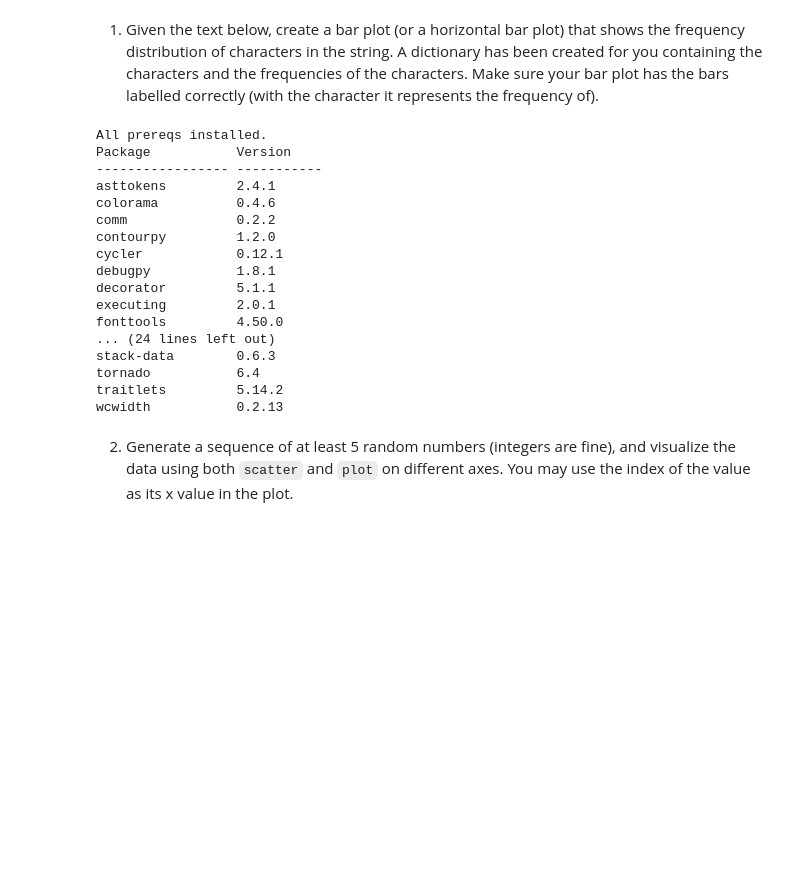
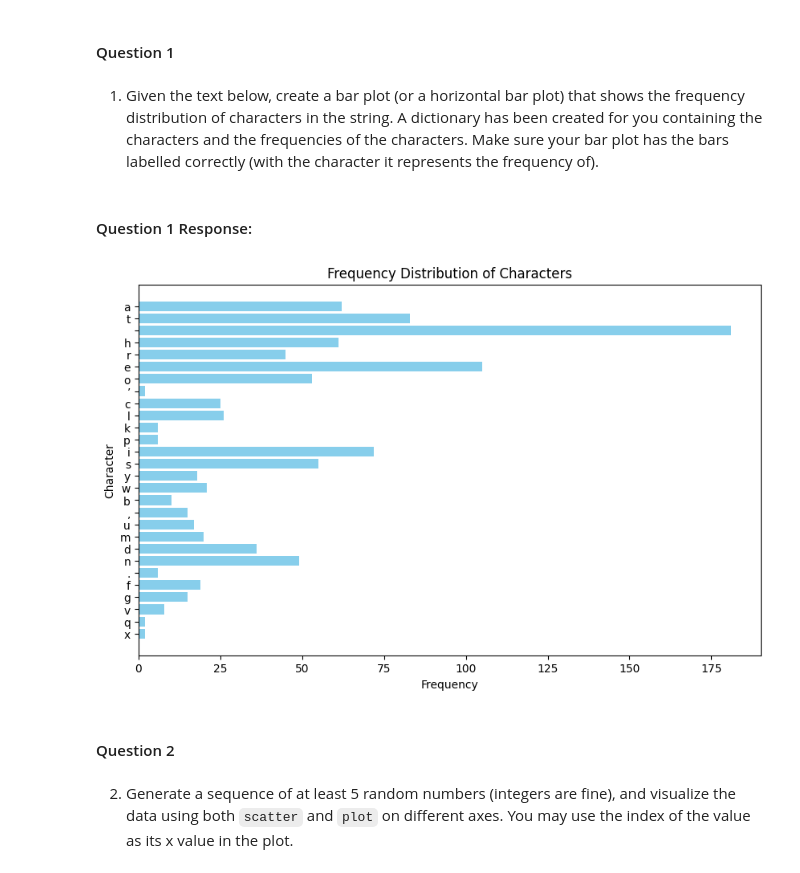
Before and after one commit to dgraves4/pyplot, a Jupyter notebook: pyplot.ipynb, the cells around one changed output. Saved outputs shown, nothing was run; the diff lists cells and outputs as text; code cells hidden in the pictures; blank space fills up the shorter version.

```diff
--- a/pyplot.ipynb
+++ b/pyplot.ipynb
@@ -17,42 +53,39 @@ For all of these questions, your plots must have an appropriate title and labele
+# %% [markdown]
+#### Question 1
 # %% [markdown]
 1. Given the text below, create a bar plot (or a horizontal bar plot) that shows the frequency distribution of characters in the string.
 A dictionary has been created for you containing the characters and the frequencies of the characters.
 Make sure your bar plot has the bars labelled correctly (with the character it represents the frequency of).
 # %%
-# Create and activate a Python virtual environment.
-# Before starting the project, try all these imports FIRST
-# Address any errors you get running this code cell
-# by installing the necessary packages into your active Python environment.
-# Try to resolve issues using your materials and the web.
-# If that doesn't work, ask for help in the discussion forums.
-# You can't complete the exercises until you import these - start early!
-# We also import Counter and randint (included in the Python Standard Library).
-
 from collections import Counter
-from random import randint
-import matplotlib.pyplot as plt
-
-print('All prereqs installed.')
-!pip list
 TEXT = "At three o’clock precisely I was at Baker Street, but Holmes had not yet returned. The landlady informed me that he had left the house shortly after eight o’clock in the morning. I sat down beside the fire, however, with the intention of awaiting him, however long he might be. I was already deeply interested in his inquiry, for, though it was surrounded by none of the grim and strange features which were associated with the two crimes which I have already recorded, still, the nature of the case and the exalted station of his client gave it a character of its own. Indeed, apart from the nature of the investigation which my friend had on hand, there was something in his masterly grasp of a situation, and his keen, incisive reasoning, which made it a pleasure to me to study his system of work, and to follow the quick, subtle methods by which he disentangled the most inextricable mysteries. So accustomed was I to his invariable success that the very possibility of his failing had ceased to enter into my head.".lower()
 letter_freq = dict(Counter(TEXT))
+
+# make a bar plot with an appropriate title, correct xtick labels, and labeled axes
-# %% [output]
-All prereqs installed.
-Package           Version
------------------ -----------
-asttokens         2.4.1
-colorama          0.4.6
-comm              0.2.2
-contourpy         1.2.0
-cycler            0.12.1
-debugpy           1.8.1
-decorator         5.1.1
-executing         2.0.1
-fonttools         4.50.0
-... (24 lines left out)
-stack-data        0.6.3
-tornado           6.4
-traitlets         5.14.2
-wcwidth           0.2.13
+# %% [markdown]
+#### Question 1 Response:
+# %%
+# Given text
+TEXT = "At three o’clock precisely I was at Baker Street, but Holmes had not yet returned. The landlady informed me that he had left the house shortly after eight o’clock in the morning. I sat down beside the fire, however, with the intention of awaiting him, however long he might be. I was already deeply interested in his inquiry, for, though it was surrounded by none of the grim and strange features which were associated with the two crimes which I have already recorded, still, the nature of the case and the exalted station of his client gave it a character of its own. Indeed, apart from the nature of the investigation which my friend had on hand, there was something in his masterly grasp of a situation, and his keen, incisive reasoning, which made it a pleasure to me to study his system of work, and to follow the quick, subtle methods by which he disentangled the most inextricable mysteries. So accustomed was I to his invariable success that the very possibility of his failing had ceased to enter into my head.".lower()
+
+# Count character frequencies
+letter_freq = dict(Counter(TEXT))
+
+# Extract characters and frequencies
+characters = list(letter_freq.keys())
+frequencies = list(letter_freq.values())
+
+# Create bar plot
+plt.figure(figsize=(10, 6))
+plt.barh(characters, frequencies, color='skyblue')
+plt.xlabel('Frequency')
+plt.ylabel('Character')
+plt.title('Frequency Distribution of Characters')
+plt.gca().invert_yaxis()  # Invert y-axis
+plt.show()
+# %% [output]
+[figure, added]
+# %% [markdown]
+#### Question 2
 # %% [markdown]
 2. Generate a sequence of at least 5 random numbers (integers are fine), and visualize the data using both `scatter` and `plot` on different axes.  You may use the index of the value as its x value in the plot.
```
Also changed, not shown: parts of 10 cells of this notebook.
